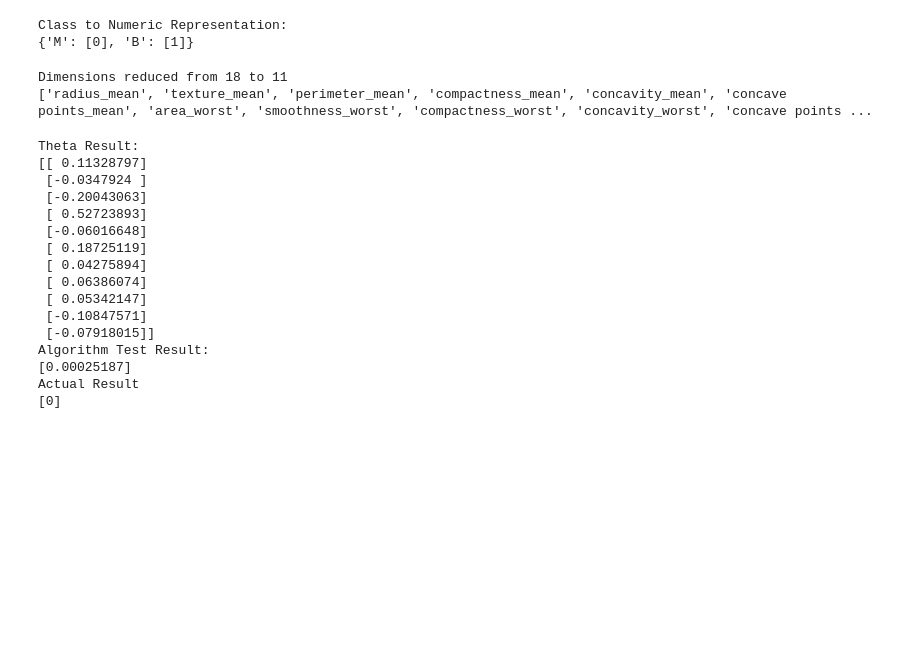
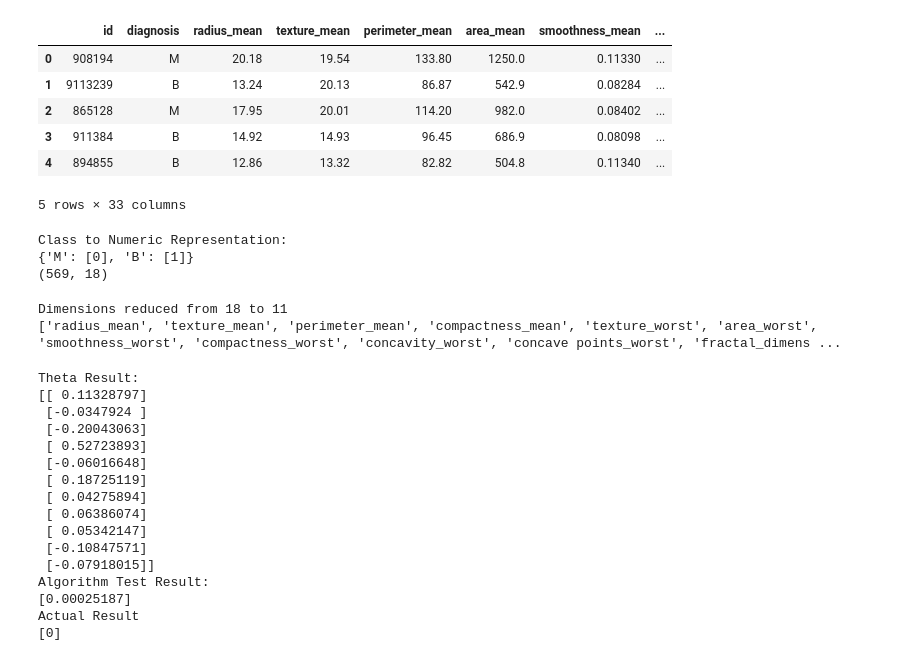
Before and after one commit to ahorstt/MachineLearning, a Jupyter notebook: PythonML/MachineLearn.ipynb, the cells around one changed output. Drawn from its saved outputs; the diff is of its cells as text; code cells hidden in the pictures; blank space fills up the shorter version.

```diff
--- a/PythonML/MachineLearn.ipynb
+++ b/PythonML/MachineLearn.ipynb
@@ -14,15 +14,24 @@ filename = r'C:\Users\Alan Horst\MachineLearningNg\PythonML\data\BreastCancerdat
 # %%
 import pandas as pd
 import numpy as np
 import math
 import scipy
 dataBC = pd.read_csv(filename)
-dataBC.head()
-
 Linear_Regression = 1
 Logistic_Regression = 1
 Neural_Network = 1
 K_Means = 1
+SVM = 1
+dataBC = dataBC.sample(frac=1).reset_index(drop=True)
+dataBC.head()
+# %% [output]
+|  | id | diagnosis | radius_mean | texture_mean | perimeter_mean | area_mean | smoothness_mean | ... |
+| 0 | 908194 | M | 20.18 | 19.54 | 133.80 | 1250.0 | 0.11330 | ... |
+| 1 | 9113239 | B | 13.24 | 20.13 | 86.87 | 542.9 | 0.08284 | ... |
+| 2 | 865128 | M | 17.95 | 20.01 | 114.20 | 982.0 | 0.08402 | ... |
+| 3 | 911384 | B | 14.92 | 14.93 | 96.45 | 686.9 | 0.08098 | ... |
+| 4 | 894855 | B | 12.86 | 13.32 | 82.82 | 504.8 | 0.11340 | ... |
+5 rows × 33 columns
 # %%
 #Choose Data to Input
 #DataInputx = ['area', 'occupants']
@@ -50,9 +59,12 @@ if Logistic_Regression == 1 or Neural_Network == 1 or kmeans == 1:
 
 dataBC_Y = dataBC[['diagnosis']].copy()
 Xtot = dataBC_X.values
-X = Xtot[0:400,:] #Learning Set
+print(np.shape(Xtot))
+X = Xtot[0:300,:] #Learning Set
 ytot = dataBC_Y.values
-y = ytot[0:400,:]
+y = ytot[0:300,:]
+XCV = Xtot[300:400,:]
+yCV = ytot[300:400,:]
 Xtest = Xtot[400:,:] #Test Set
 ytest = ytot[400:,:]
 n = len(X[0,:])
@@ -60,6 +72,7 @@ m = len(y[:,0])
 # %% [output]
 Class to Numeric Representation:
 {'M': [0], 'B': [1]}
+(569, 18)
 # %%
 #Principal Component Algorithm (Reduces dimensions of data)
 def PCA(X):
@@ -84,14 +97,15 @@ def PCA(X):
             #print("Unreduced features that contributed at least 20% to most important reduced feature...")
             print(Im)
             Z = X @ U[:, 0:K] #New reduced dataset Z to replace X
-            Ztest = Xtest @ U[:, 0:K] #Apply same reduction to test set (does not perform the reduction using this data)
+            ZCV = XCV @ U[:, 0:K]
+            Ztest = Xtest @ U[:, 0:K]#Apply same reduction to test set (does not perform the reduction using this data)
             break
-    return Z,Ztest
+    return Z,ZCV,Ztest
 #Comment this out if you do not want to reduce
-X,Xtest = PCA(X)
+X,XCV,Xtest = PCA(X)
 # %% [output]
 Dimensions reduced from 18 to 11
-['radius_mean', 'texture_mean', 'perimeter_mean', 'compactness_mean', 'concavity_mean', 'concave points_mean', 'area_worst', 'smoothness_worst', 'compactness_worst', 'concavity_worst', 'concave points ...
+['radius_mean', 'texture_mean', 'perimeter_mean', 'compactness_mean', 'texture_worst', 'area_worst', 'smoothness_worst', 'compactness_worst', 'concavity_worst', 'concave points_worst', 'fractal_dimens ...
 # %%
 # F-Score
 # An f-score often gives a better idea of how accurate our prediction is, especially if there are few positive examples
```
Also changed, not shown: parts of 2 cells of this notebook.
